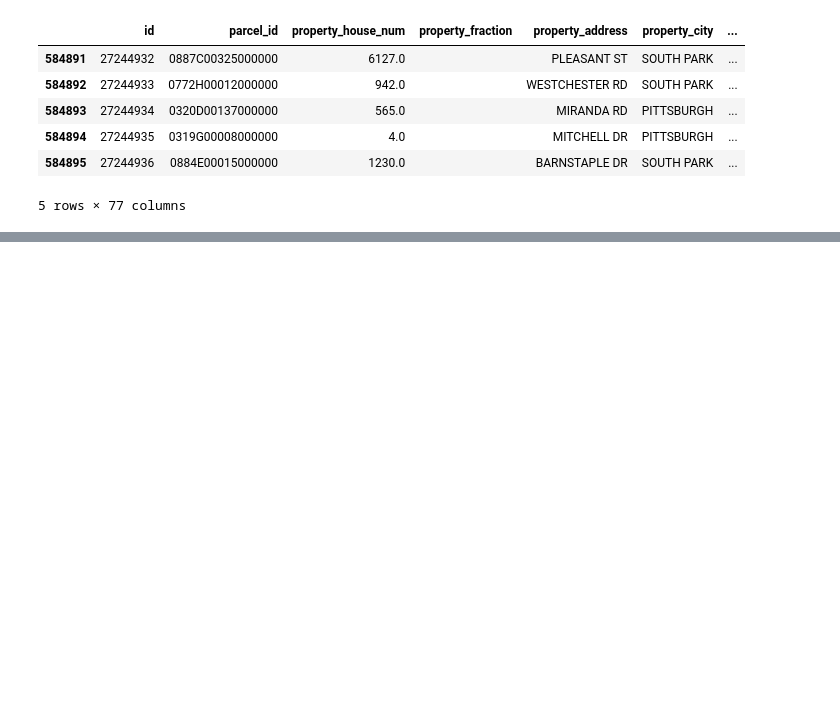
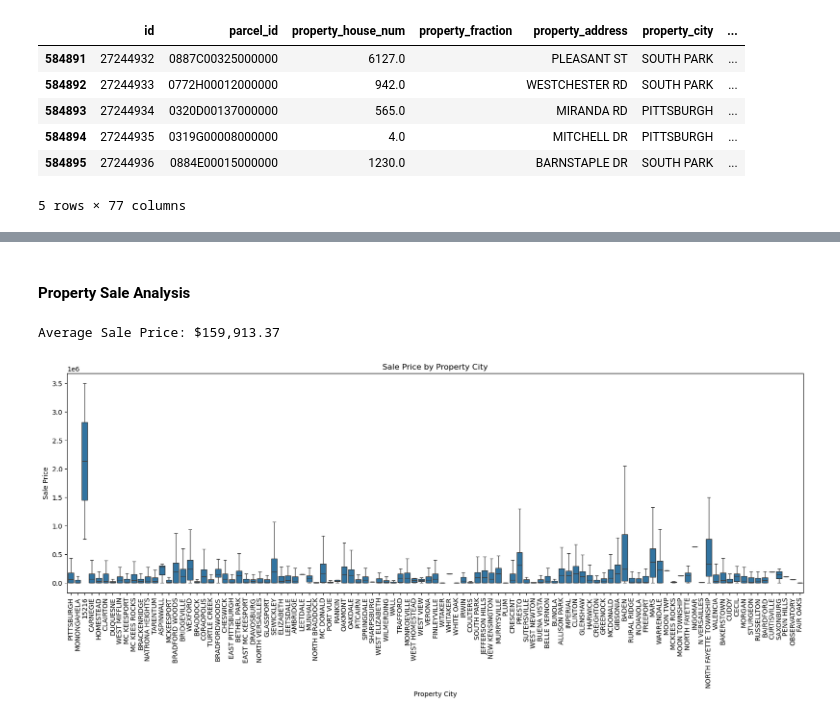
Before and after one commit to ussamasaeed/Allegheny-County-Property-Sale-analysis, a Jupyter notebook: notebook.ipynb, the cells around one changed output, grey strips where cells are left out. Cells and saved outputs as stored; diff of their text form; code cells hidden in the pictures; blank space fills up the shorter version.

```diff
--- a/notebook.ipynb
+++ b/notebook.ipynb
@@ -534,0 +674,19 @@ cat_cols = df.select_dtypes(include=['object']).columns
+# %% [markdown]
+####  Property Sale Analysis
+# %%
+# 1. What is the **average sale price** of properties?
+average_sale_price = df['sale_price'].mean()
+print(f"Average Sale Price: ${average_sale_price:,.2f}")
+# %% [output]
+Average Sale Price: $159,913.37
+# %%
+# 2. How does **sale_price vary by property_city**?
+plt.figure(figsize=(20,6))
+sns.boxplot(x=df['property_city'], y=df['sale_price'], data=df, showfliers=False)
+plt.title('Sale Price by Property City')
+plt.xlabel('Property City')
+plt.ylabel('Sale Price')
+plt.xticks(rotation=90)
+plt.show()
+# %% [output]
+[figure, added]
```
Also changed, not shown: parts of 16 cells of this notebook.
